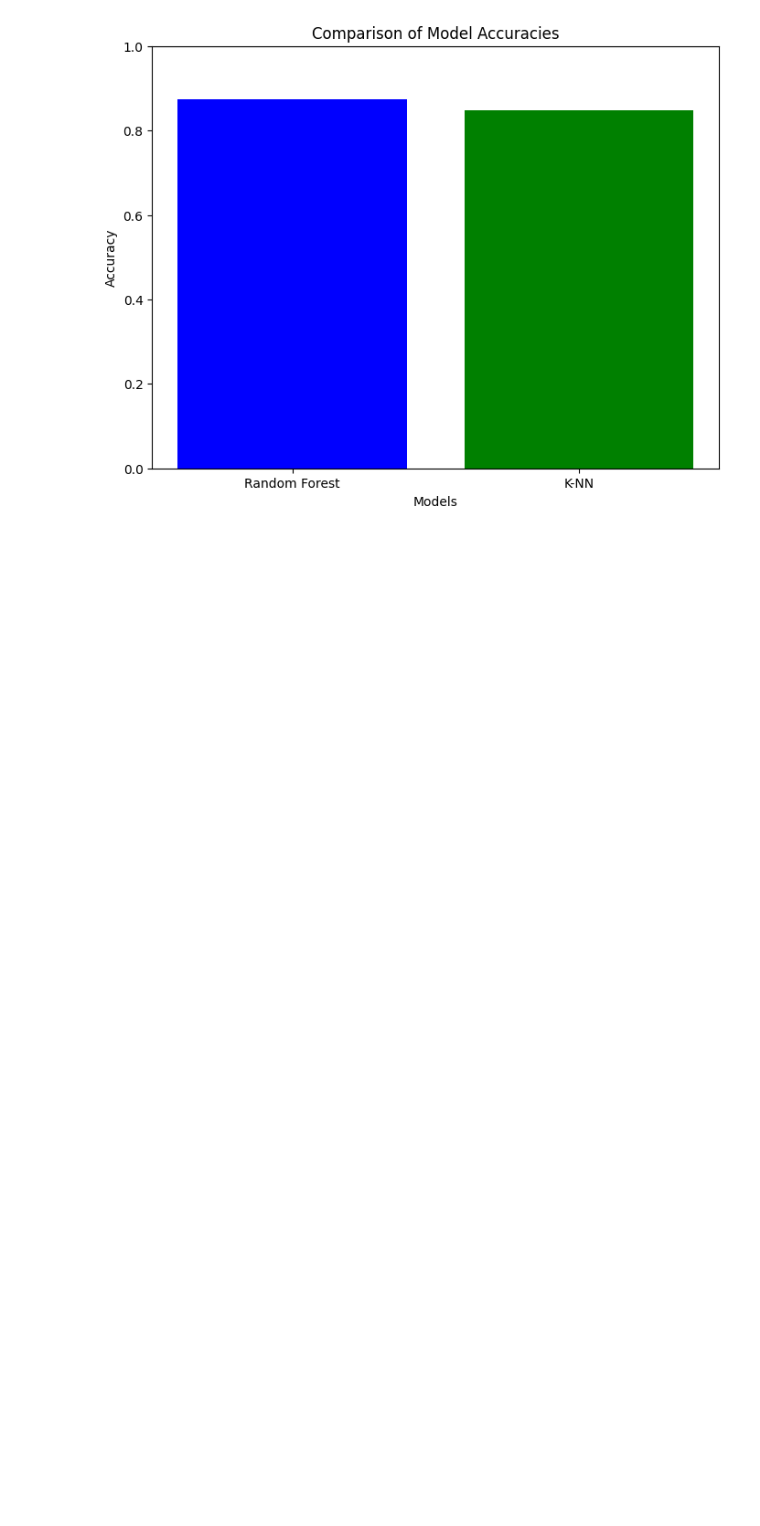
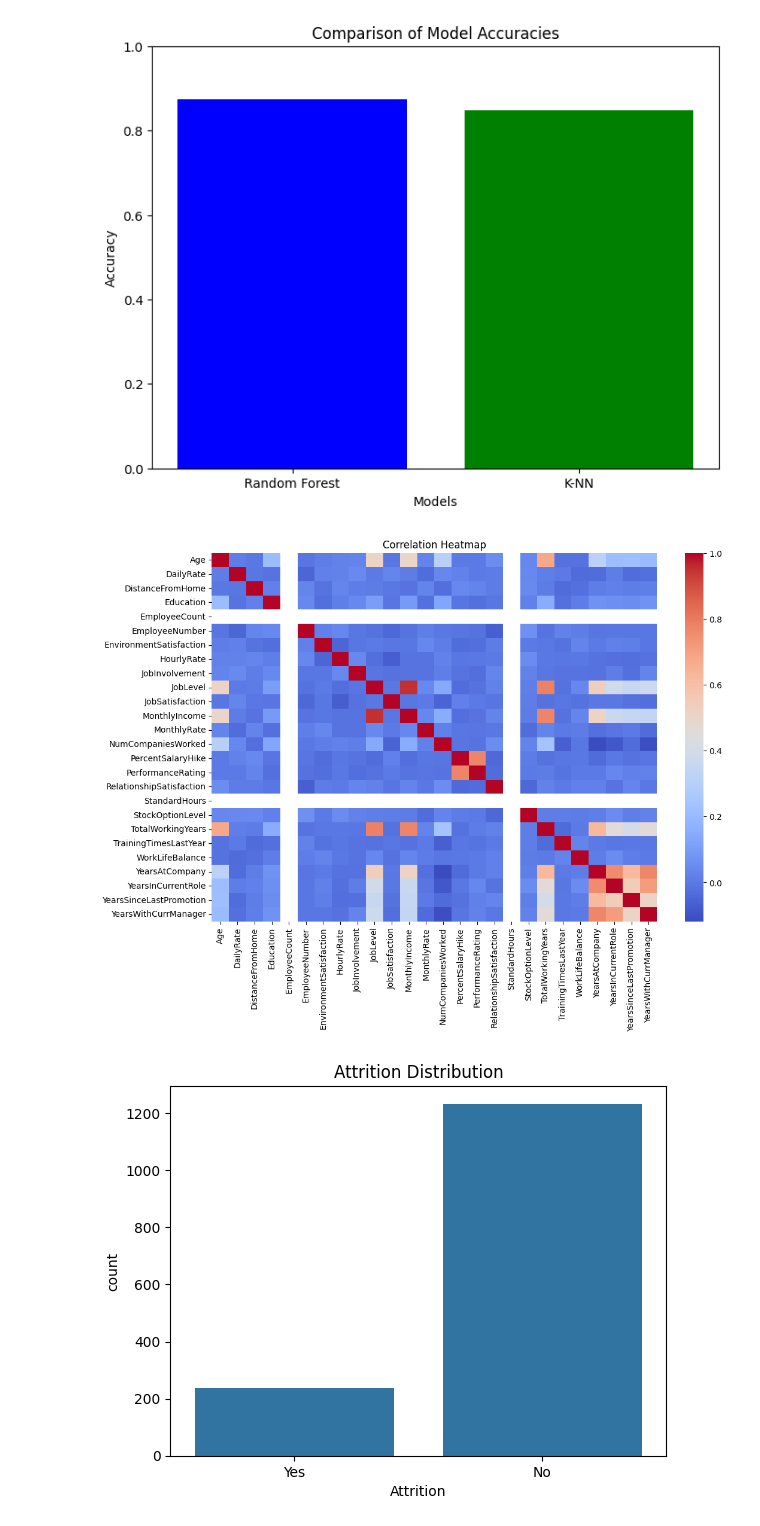
Before and after one commit to nischalbharathraj/employee_attrition-, a Jupyter notebook: employee_attrition.ipynb, the cells around one changed output. Drawn from its saved outputs; the diff is of its cells as text; code cells hidden in the pictures; blank space fills up the shorter version.

```diff
--- a/employee_attrition.ipynb
+++ b/employee_attrition.ipynb
@@ -28,7 +28,7 @@ import pandas as pd
 
 
 # Load dataset into pandas DataFrame
-hr_data = pd.read_csv('/contentemployee_attrition_data.csv.csv')
+hr_data = pd.read_csv('/content/contentemployee_attrition_data.csv.csv.')
 
 # List of features and the target variable
 features = ['Age', 'DailyRate', 'DistanceFromHome', 'Education', 'EnvironmentSatisfaction',
@@ -190,3 +190,26 @@ plt.title('Comparison of Model Accuracies')
 plt.show()
 # %% [output]
 [figure]
+# %%
+import matplotlib.pyplot as plt
+import seaborn as sns
+
+# Remove non-numerical columns
+numerical_data = hr_data.select_dtypes(include=['float64', 'int64'])
+
+# Drop rows with NaN values to avoid issues in heatmap calculation
+numerical_data = numerical_data.dropna()
+
+# Correlation heatmap for numerical features (without annotations)
+plt.figure(figsize=(12, 8))
+sns.heatmap(numerical_data.corr(), annot=False, cmap='coolwarm')
+plt.title('Correlation Heatmap')
+plt.show()
+
+# Visualize Attrition distribution across key features
+sns.countplot(x='Attrition', data=hr_data)
+plt.title('Attrition Distribution')
+plt.show()
+# %% [output]
+[figure, added]
+[figure, added]
```
Also changed, not shown: parts of 11 cells of this notebook.
